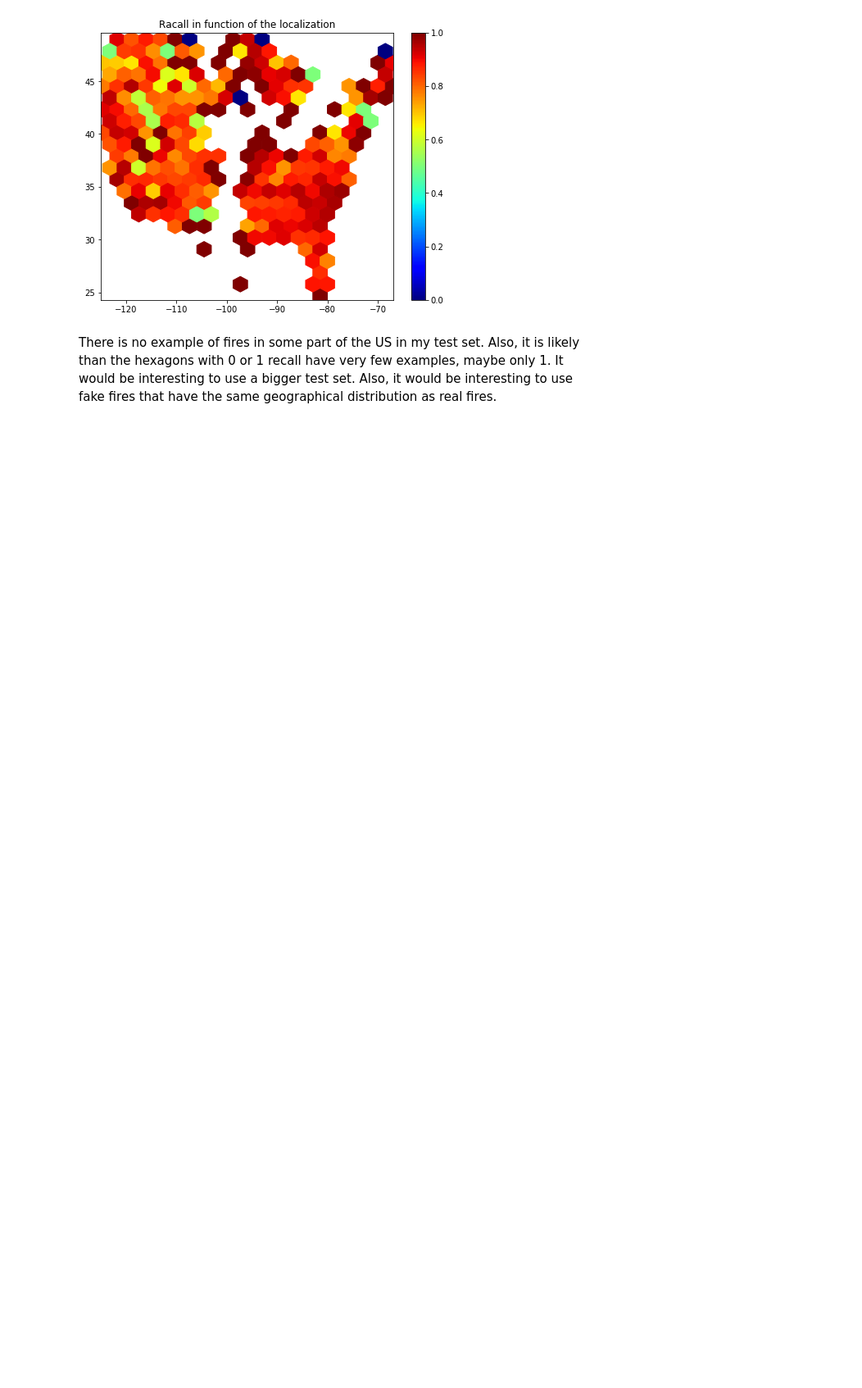
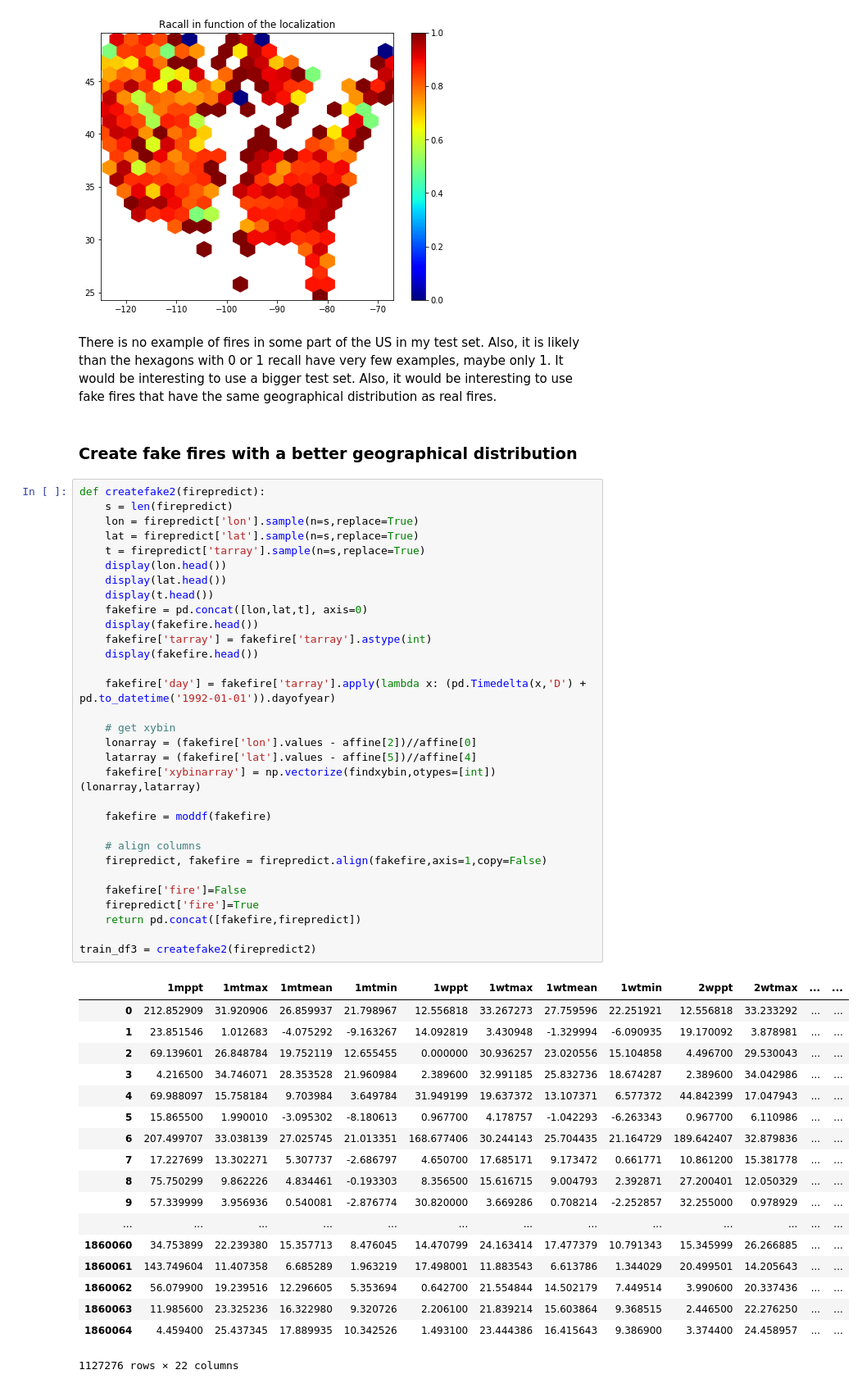
Before and after one commit to NicolasFerland/WildFire, a Jupyter notebook: Wildfire.ipynb, the cells around one changed output. Shown at 82% size. Saved outputs shown, nothing was run; the diff lists cells and outputs as text; blank space fills up the shorter version.

```diff
--- a/Wildfire.ipynb
+++ b/Wildfire.ipynb
@@ -1935,3 +1935,55 @@ See the caveats in the documentation: http://pandas.pydata.org/pandas-docs/stabl
 [figure]
 # %% [markdown]
 There is no example of fires in some part of the US in my test set. Also, it is likely than the hexagons with 0 or 1 recall have very few examples, maybe only 1. It would be interesting to use a bigger test set. Also, it would be interesting to use fake fires that have the same geographical distribution as real fires.
+# %% [markdown]
+### Create fake fires with a better geographical distribution
+# %%
+def createfake2(firepredict):
+    s = len(firepredict)
+    lon = firepredict['lon'].sample(n=s,replace=True)
+    lat = firepredict['lat'].sample(n=s,replace=True)
+    t = firepredict['tarray'].sample(n=s,replace=True)
+    display(lon.head())
+    display(lat.head())
+    display(t.head())
+    fakefire = pd.concat([lon,lat,t], axis=0)
+    display(fakefire.head())
+    fakefire['tarray'] = fakefire['tarray'].astype(int)
+    display(fakefire.head())
+
+    fakefire['day'] = fakefire['tarray'].apply(lambda x: (pd.Timedelta(x,'D') + pd.to_datetime('1992-01-01')).dayofyear)
+
+    # get xybin
+    lonarray = (fakefire['lon'].values - affine[2])//affine[0]
+    latarray = (fakefire['lat'].values - affine[5])//affine[4]
+    fakefire['xybinarray'] = np.vectorize(findxybin,otypes=[int])(lonarray,latarray)
+
+    fakefire = moddf(fakefire)
+
+    # align columns
+    firepredict, fakefire = firepredict.align(fakefire,axis=1,copy=False)
+
+    fakefire['fire']=False
+    firepredict['fire']=True
+    return pd.concat([fakefire,firepredict])
+
+train_df3 = createfake2(firepredict2)
+# %% [output]
+|  | 1mppt | 1mtmax | 1mtmean | 1mtmin | 1wppt | 1wtmax | 1wtmean | 1wtmin | 2wppt | 2wtmax | ... | ... |
+| 0 | 212.852909 | 31.920906 | 26.859937 | 21.798967 | 12.556818 | 33.267273 | 27.759596 | 22.251921 | 12.556818 | 33.233292 | ... | ... |
+| 1 | 23.851546 | 1.012683 | -4.075292 | -9.163267 | 14.092819 | 3.430948 | -1.329994 | -6.090935 | 19.170092 | 3.878981 | ... | ... |
+| 2 | 69.139601 | 26.848784 | 19.752119 | 12.655455 | 0.000000 | 30.936257 | 23.020556 | 15.104858 | 4.496700 | 29.530043 | ... | ... |
+| 3 | 4.216500 | 34.746071 | 28.353528 | 21.960984 | 2.389600 | 32.991185 | 25.832736 | 18.674287 | 2.389600 | 34.042986 | ... | ... |
+| 4 | 69.988097 | 15.758184 | 9.703984 | 3.649784 | 31.949199 | 19.637372 | 13.107371 | 6.577372 | 44.842399 | 17.047943 | ... | ... |
+| 5 | 15.865500 | 1.990010 | -3.095302 | -8.180613 | 0.967700 | 4.178757 | -1.042293 | -6.263343 | 0.967700 | 6.110986 | ... | ... |
+| 6 | 207.499707 | 33.038139 | 27.025745 | 21.013351 | 168.677406 | 30.244143 | 25.704435 | 21.164729 | 189.642407 | 32.879836 | ... | ... |
+| 7 | 17.227699 | 13.302271 | 5.307737 | -2.686797 | 4.650700 | 17.685171 | 9.173472 | 0.661771 | 10.861200 | 15.381778 | ... | ... |
+| 8 | 75.750299 | 9.862226 | 4.834461 | -0.193303 | 8.356500 | 15.616715 | 9.004793 | 2.392871 | 27.200401 | 12.050329 | ... | ... |
+| 9 | 57.339999 | 3.956936 | 0.540081 | -2.876774 | 30.820000 | 3.669286 | 0.708214 | -2.252857 | 32.255000 | 0.978929 | ... | ... |
+| ... | ... | ... | ... | ... | ... | ... | ... | ... | ... | ... | ... | ... |
+| 1860060 | 34.753899 | 22.239380 | 15.357713 | 8.476045 | 14.470799 | 24.163414 | 17.477379 | 10.791343 | 15.345999 | 26.266885 | ... | ... |
+| 1860061 | 143.749604 | 11.407358 | 6.685289 | 1.963219 | 17.498001 | 11.883543 | 6.613786 | 1.344029 | 20.499501 | 14.205643 | ... | ... |
+| 1860062 | 56.079900 | 19.239516 | 12.296605 | 5.353694 | 0.642700 | 21.554844 | 14.502179 | 7.449514 | 3.990600 | 20.337436 | ... | ... |
+| 1860063 | 11.985600 | 23.325236 | 16.322980 | 9.320726 | 2.206100 | 21.839214 | 15.603864 | 9.368515 | 2.446500 | 22.276250 | ... | ... |
+| 1860064 | 4.459400 | 25.437345 | 17.889935 | 10.342526 | 1.493100 | 23.444386 | 16.415643 | 9.386900 | 3.374400 | 24.458957 | ... | ... |
+1127276 rows × 22 columns
```
Also changed, not shown: parts of 2 cells of this notebook.
